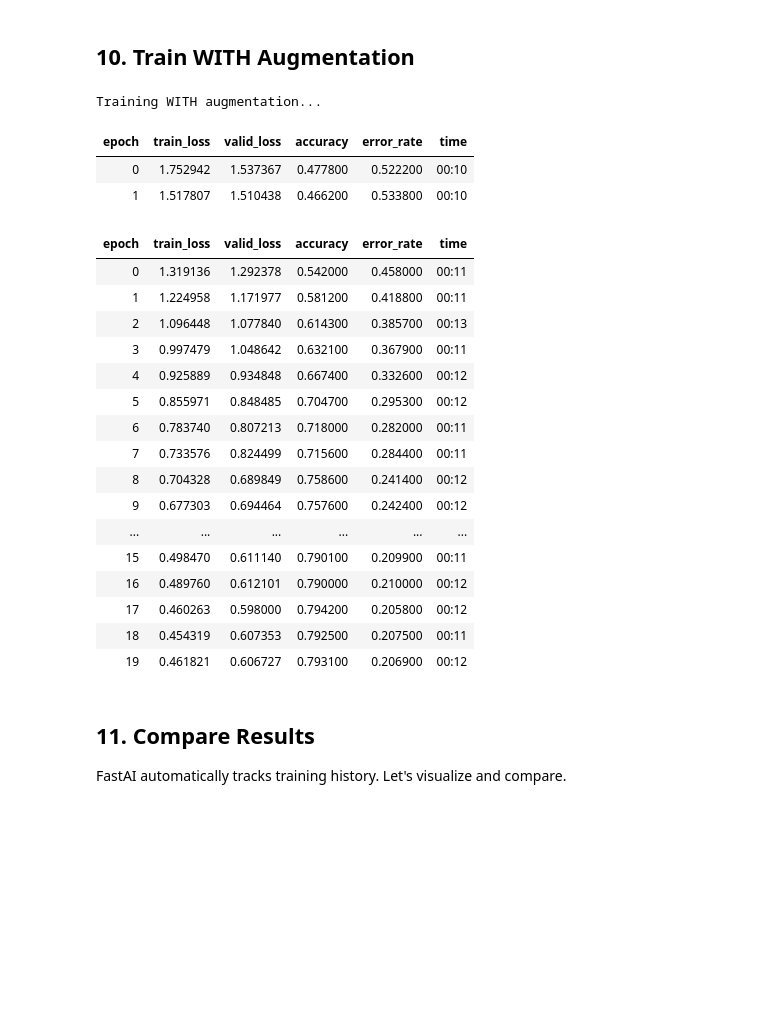
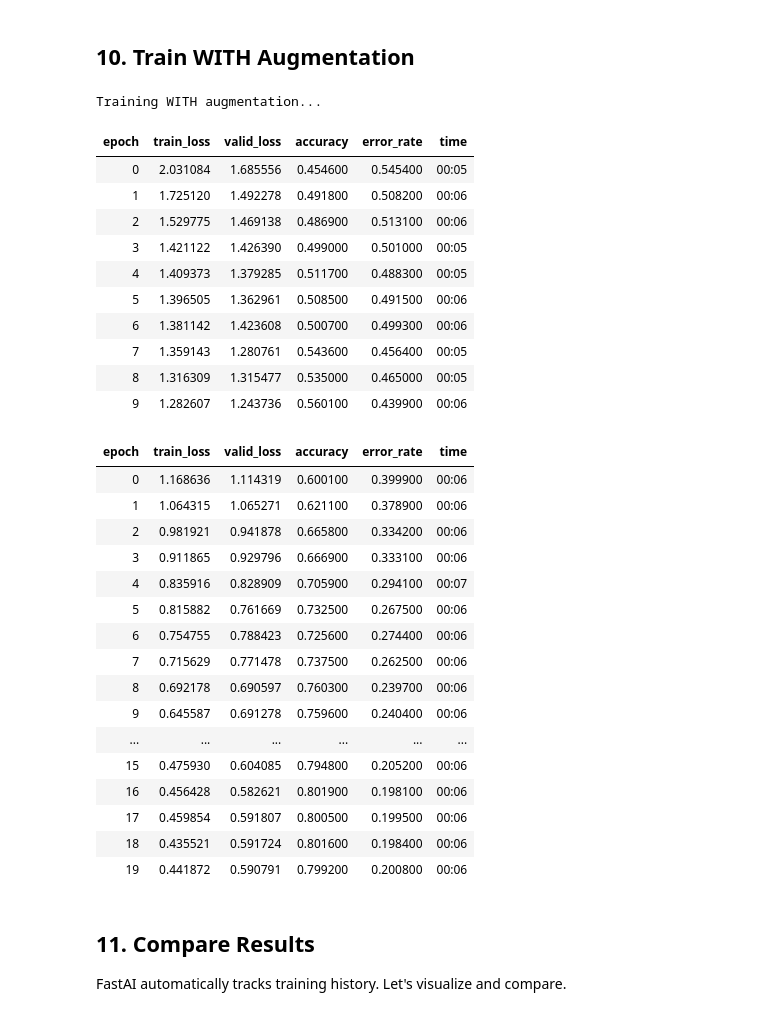
Before and after one commit to agasy18/pa-academy-ai-2025, a Jupyter notebook: notebooks/lesson4_data_augmentation.ipynb, the cells around one changed output. Drawn from its saved outputs; the diff is of its cells as text; code cells hidden in the pictures; blank space fills up the shorter version.

```diff
--- a/notebooks/lesson4_data_augmentation.ipynb
+++ b/notebooks/lesson4_data_augmentation.ipynb
@@ -212,8 +211,11 @@ Total parameters: 11,728,224
 # %% [markdown]
 ## 8. Train Without Augmentation (Baseline)
 # %%
+freeze_epochs = 10
+trian_epochs = 20
+
 print('Training WITHOUT augmentation...')
-learn_basic.fine_tune(20, base_lr=3e-3, freeze_epochs=2)
+learn_basic.fine_tune(trian_epochs, base_lr=3e-3, freeze_epochs=freeze_epochs)
 # %% [output]
 Training WITHOUT augmentation...
 | epoch | train_loss | valid_loss | accuracy | error_rate | time |
@@ -274,35 +284,43 @@ Augmented training samples:
 # %%
 print('Training WITH augmentation...')
 learn_augmented = vision_learner(
     dls_augmented,
     xresnet18,
     metrics=[accuracy, error_rate],
     loss_func=CrossEntropyLossFlat()
 )
 
-learn_augmented.fine_tune(20, base_lr=3e-3, freeze_epochs=2)
+learn_augmented.fine_tune(trian_epochs, base_lr=3e-3, freeze_epochs=freeze_epochs)
 # %% [output]
 Training WITH augmentation...
 | epoch | train_loss | valid_loss | accuracy | error_rate | time |
-| 0 | 1.752942 | 1.537367 | 0.477800 | 0.522200 | 00:10 |
-| 1 | 1.517807 | 1.510438 | 0.466200 | 0.533800 | 00:10 |
+| 0 | 2.031084 | 1.685556 | 0.454600 | 0.545400 | 00:05 |
+| 1 | 1.725120 | 1.492278 | 0.491800 | 0.508200 | 00:06 |
+| 2 | 1.529775 | 1.469138 | 0.486900 | 0.513100 | 00:06 |
+| 3 | 1.421122 | 1.426390 | 0.499000 | 0.501000 | 00:05 |
+| 4 | 1.409373 | 1.379285 | 0.511700 | 0.488300 | 00:05 |
+| 5 | 1.396505 | 1.362961 | 0.508500 | 0.491500 | 00:06 |
+| 6 | 1.381142 | 1.423608 | 0.500700 | 0.499300 | 00:06 |
+| 7 | 1.359143 | 1.280761 | 0.543600 | 0.456400 | 00:05 |
+| 8 | 1.316309 | 1.315477 | 0.535000 | 0.465000 | 00:05 |
+| 9 | 1.282607 | 1.243736 | 0.560100 | 0.439900 | 00:06 |
 | epoch | train_loss | valid_loss | accuracy | error_rate | time |
-| 0 | 1.319136 | 1.292378 | 0.542000 | 0.458000 | 00:11 |
-| 1 | 1.224958 | 1.171977 | 0.581200 | 0.418800 | 00:11 |
-| 2 | 1.096448 | 1.077840 | 0.614300 | 0.385700 | 00:13 |
-| 3 | 0.997479 | 1.048642 | 0.632100 | 0.367900 | 00:11 |
-| 4 | 0.925889 | 0.934848 | 0.667400 | 0.332600 | 00:12 |
-| 5 | 0.855971 | 0.848485 | 0.704700 | 0.295300 | 00:12 |
-| 6 | 0.783740 | 0.807213 | 0.718000 | 0.282000 | 00:11 |
-| 7 | 0.733576 | 0.824499 | 0.715600 | 0.284400 | 00:11 |
-| 8 | 0.704328 | 0.689849 | 0.758600 | 0.241400 | 00:12 |
-| 9 | 0.677303 | 0.694464 | 0.757600 | 0.242400 | 00:12 |
+| 0 | 1.168636 | 1.114319 | 0.600100 | 0.399900 | 00:06 |
+| 1 | 1.064315 | 1.065271 | 0.621100 | 0.378900 | 00:06 |
+| 2 | 0.981921 | 0.941878 | 0.665800 | 0.334200 | 00:06 |
+| 3 | 0.911865 | 0.929796 | 0.666900 | 0.333100 | 00:06 |
+| 4 | 0.835916 | 0.828909 | 0.705900 | 0.294100 | 00:07 |
+| 5 | 0.815882 | 0.761669 | 0.732500 | 0.267500 | 00:06 |
+| 6 | 0.754755 | 0.788423 | 0.725600 | 0.274400 | 00:06 |
+| 7 | 0.715629 | 0.771478 | 0.737500 | 0.262500 | 00:06 |
+| 8 | 0.692178 | 0.690597 | 0.760300 | 0.239700 | 00:06 |
+| 9 | 0.645587 | 0.691278 | 0.759600 | 0.240400 | 00:06 |
 | ... | ... | ... | ... | ... | ... |
-| 15 | 0.498470 | 0.611140 | 0.790100 | 0.209900 | 00:11 |
-| 16 | 0.489760 | 0.612101 | 0.790000 | 0.210000 | 00:12 |
-| 17 | 0.460263 | 0.598000 | 0.794200 | 0.205800 | 00:12 |
-| 18 | 0.454319 | 0.607353 | 0.792500 | 0.207500 | 00:11 |
-| 19 | 0.461821 | 0.606727 | 0.793100 | 0.206900 | 00:12 |
+| 15 | 0.475930 | 0.604085 | 0.794800 | 0.205200 | 00:06 |
+| 16 | 0.456428 | 0.582621 | 0.801900 | 0.198100 | 00:06 |
+| 17 | 0.459854 | 0.591807 | 0.800500 | 0.199500 | 00:06 |
+| 18 | 0.435521 | 0.591724 | 0.801600 | 0.198400 | 00:06 |
+| 19 | 0.441872 | 0.590791 | 0.799200 | 0.200800 | 00:06 |
 # %% [markdown]
 ## 11. Compare Results
 
```
Also changed, not shown: parts of 10 cells of this notebook.
